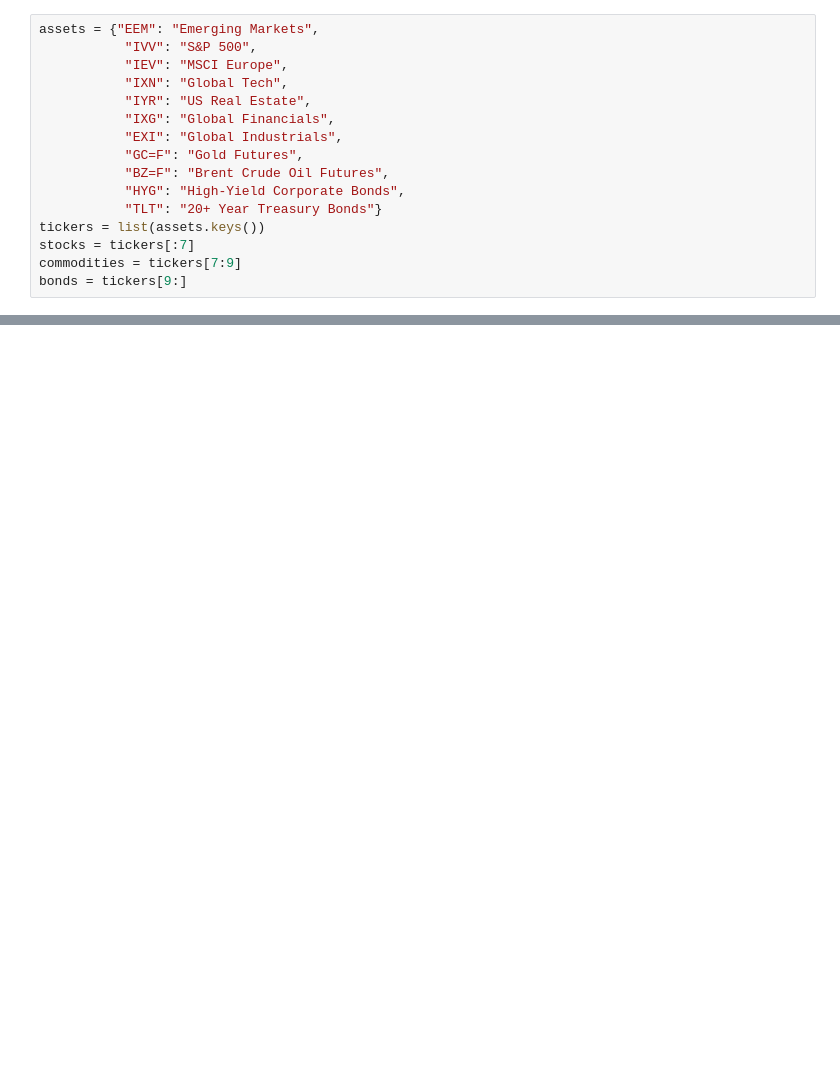
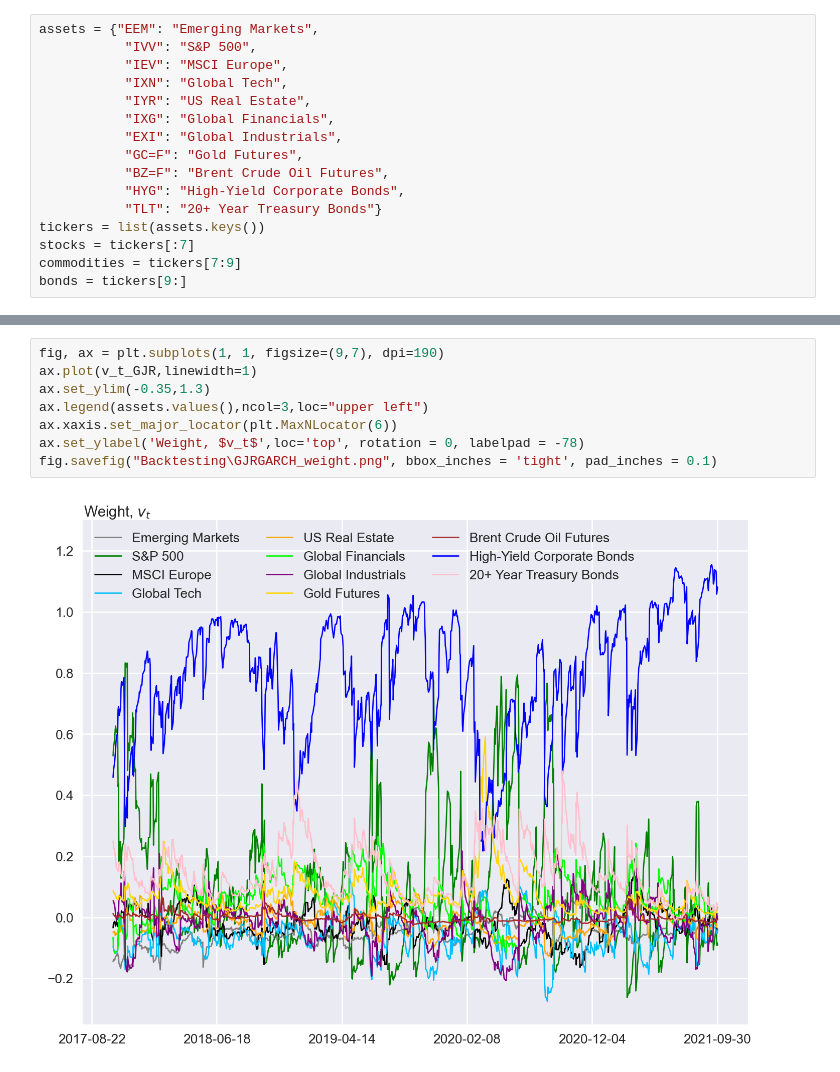
Before and after one commit to neriksen/thesis, a Jupyter notebook: backtesting/backtesting_graphs.ipynb, the cells around one changed output, grey strips where cells are left out. Drawn from its saved outputs; the diff is of its cells as text; blank space fills up the shorter version.

```diff
--- a/backtesting/backtesting_graphs.ipynb
+++ b/backtesting/backtesting_graphs.ipynb
@@ -72,0 +85,10 @@ ax.xaxis.set_major_locator(plt.MaxNLocator(6))
+# %%
+fig, ax = plt.subplots(1, 1, figsize=(9,7), dpi=190)
+ax.plot(v_t_GJR,linewidth=1)
+ax.set_ylim(-0.35,1.3)
+ax.legend(assets.values(),ncol=3,loc="upper left")
+ax.xaxis.set_major_locator(plt.MaxNLocator(6))
+ax.set_ylabel('Weight, $v_t$',loc='top', rotation = 0, labelpad = -78)
+fig.savefig("Backtesting\GJRGARCH_weight.png", bbox_inches = 'tight', pad_inches = 0.1)
+# %% [output]
+[figure, added]
```
Also changed, not shown: parts of 20 cells of this notebook, 4 other files.
